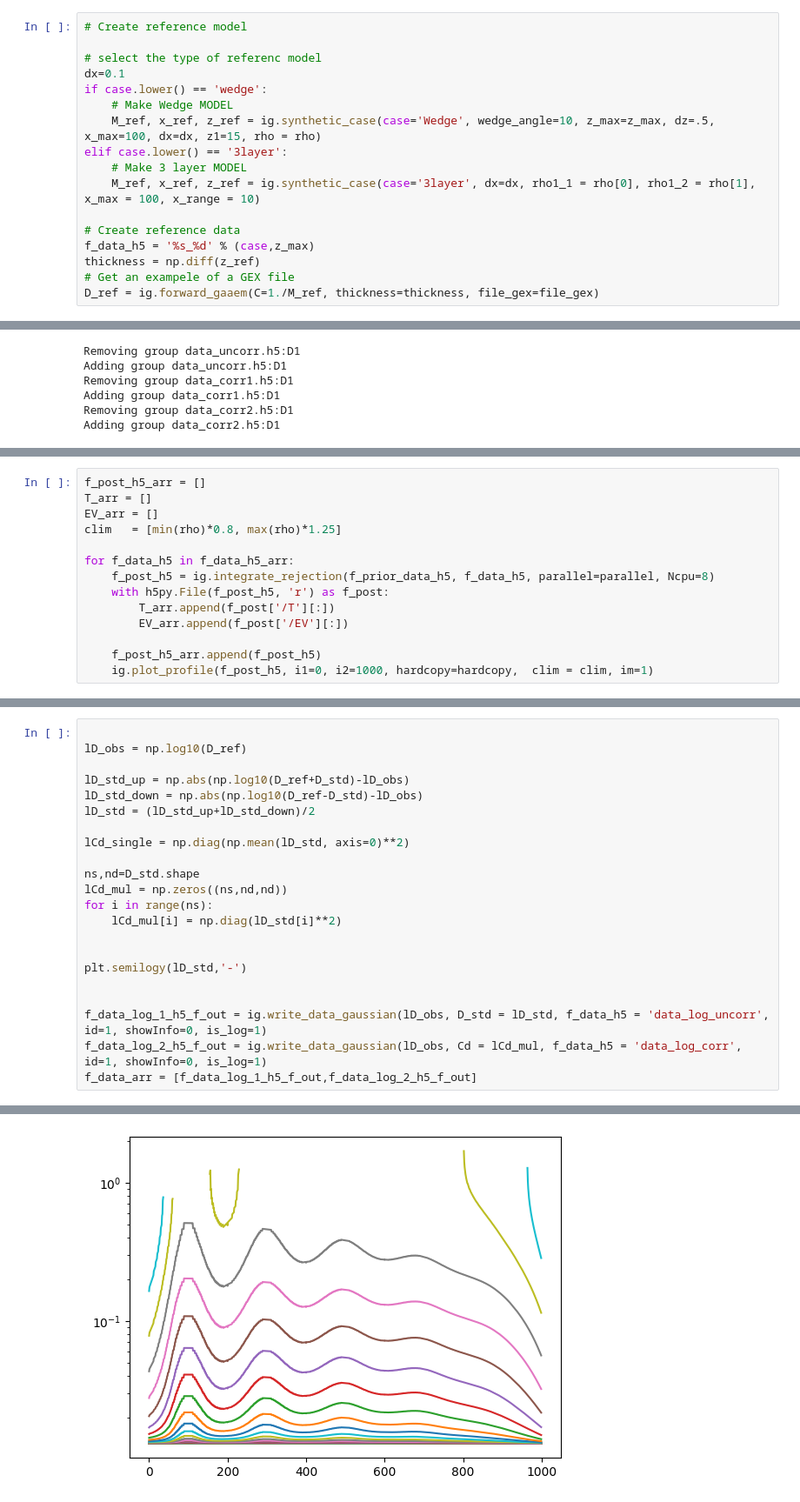
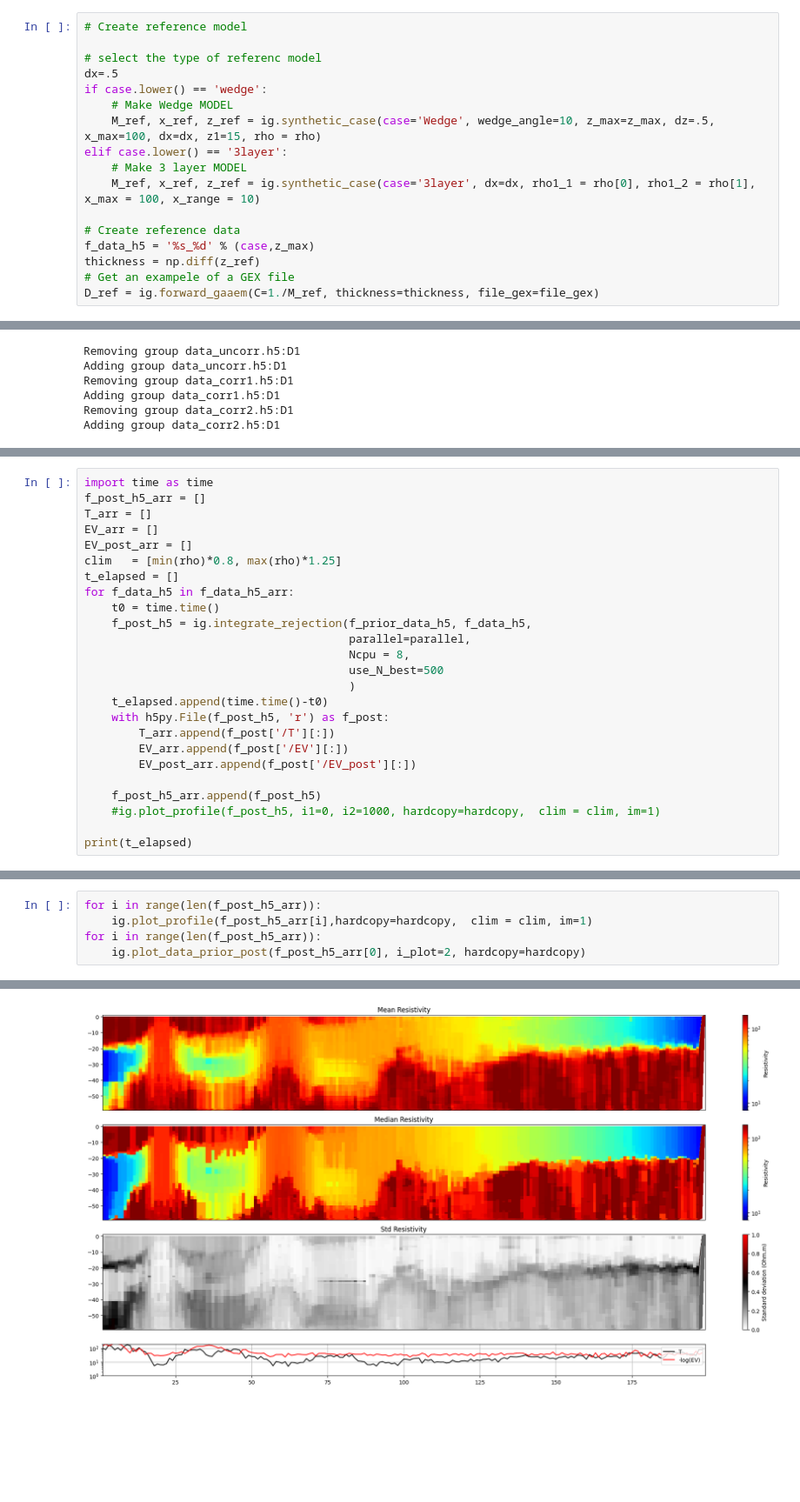
Before and after one commit to cultpenguin/integrate_module, a Jupyter notebook: examples/integrate_gaussian_noise.ipynb, the cells around one changed output, grey strips where cells are left out. Shown at 87% size. Saved outputs shown, nothing was run; the diff lists cells and outputs as text; blank space fills up the shorter version.

Commit message:
Gaussian noise examples

```diff
--- a/examples/integrate_gaussian_noise.ipynb
+++ b/examples/integrate_gaussian_noise.ipynb
@@ -59,7 +68,7 @@ Time elapsed: 1121.3 s, for 1000000 soundings. 1.121 ms/sounding. 891.8it/s
 # Create reference model
 
 # select the type of referenc model
-dx=0.1
+dx=.5
 if case.lower() == 'wedge':
     # Make Wedge MODEL
     M_ref, x_ref, z_ref = ig.synthetic_case(case='Wedge', wedge_angle=10, z_max=z_max, dz=.5, x_max=100, dx=dx, z1=15, rho = rho)
@@ -169,17 +186,28 @@ if doTest:
     plt.ylabel('-log(L)')
     plt.show()
 # %%
+import time as time
 f_post_h5_arr = []
 T_arr = []
 EV_arr = []
+EV_post_arr = []
 clim   = [min(rho)*0.8, max(rho)*1.25]
-
+t_elapsed = []
 for f_data_h5 in f_data_h5_arr:
-    f_post_h5 = ig.integrate_rejection(f_prior_data_h5, f_data_h5, parallel=parallel, Ncpu=8)
+    t0 = time.time()
+    f_post_h5 = ig.integrate_rejection(f_prior_data_h5, f_data_h5,
+                                       parallel=parallel,
+                                       Ncpu = 8,
+                                       use_N_best=500
+                                       )
+    t_elapsed.append(time.time()-t0)
     with h5py.File(f_post_h5, 'r') as f_post:
         T_arr.append(f_post['/T'][:])
         EV_arr.append(f_post['/EV'][:])
+        EV_post_arr.append(f_post['/EV_post'][:])
 
     f_post_h5_arr.append(f_post_h5)
-    ig.plot_profile(f_post_h5, i1=0, i2=1000, hardcopy=hardcopy,  clim = clim, im=1)
+    #ig.plot_profile(f_post_h5, i1=0, i2=1000, hardcopy=hardcopy,  clim = clim, im=1)
+
+print(t_elapsed)
 # %% [output]
@@ -217,23 +233,6 @@ The data can be transformed to the log-space, and the noise model can be applied
 # %%
-
-lD_obs = np.log10(D_ref)
-
-lD_std_up = np.abs(np.log10(D_ref+D_std)-lD_obs)
-lD_std_down = np.abs(np.log10(D_ref-D_std)-lD_obs)
-lD_std = (lD_std_up+lD_std_down)/2
-
-lCd_single = np.diag(np.mean(lD_std, axis=0)**2)
-
-ns,nd=D_std.shape
-lCd_mul = np.zeros((ns,nd,nd))
-for i in range(ns):
-    lCd_mul[i] = np.diag(lD_std[i]**2)
-
-
-plt.semilogy(lD_std,'-')
-
-
-f_data_log_1_h5_f_out = ig.write_data_gaussian(lD_obs, D_std = lD_std, f_data_h5 = 'data_log_uncorr', id=1, showInfo=0, is_log=1)
-f_data_log_2_h5_f_out = ig.write_data_gaussian(lD_obs, Cd = lCd_mul, f_data_h5 = 'data_log_corr', id=1, showInfo=0, is_log=1)
-f_data_arr = [f_data_log_1_h5_f_out,f_data_log_2_h5_f_out]
+for i in range(len(f_post_h5_arr)):
+    ig.plot_profile(f_post_h5_arr[i],hardcopy=hardcopy,  clim = clim, im=1)
+for i in range(len(f_post_h5_arr)):
+    ig.plot_data_prior_post(f_post_h5_arr[0], i_plot=2, hardcopy=hardcopy)
 # %% [output]
@@ -244 +239 @@ Adding group data_log_corr:D1
-[figure, old version]
+[figure, new version]
```
Also changed, not shown: parts of 20 cells of this notebook, 2 other files.
